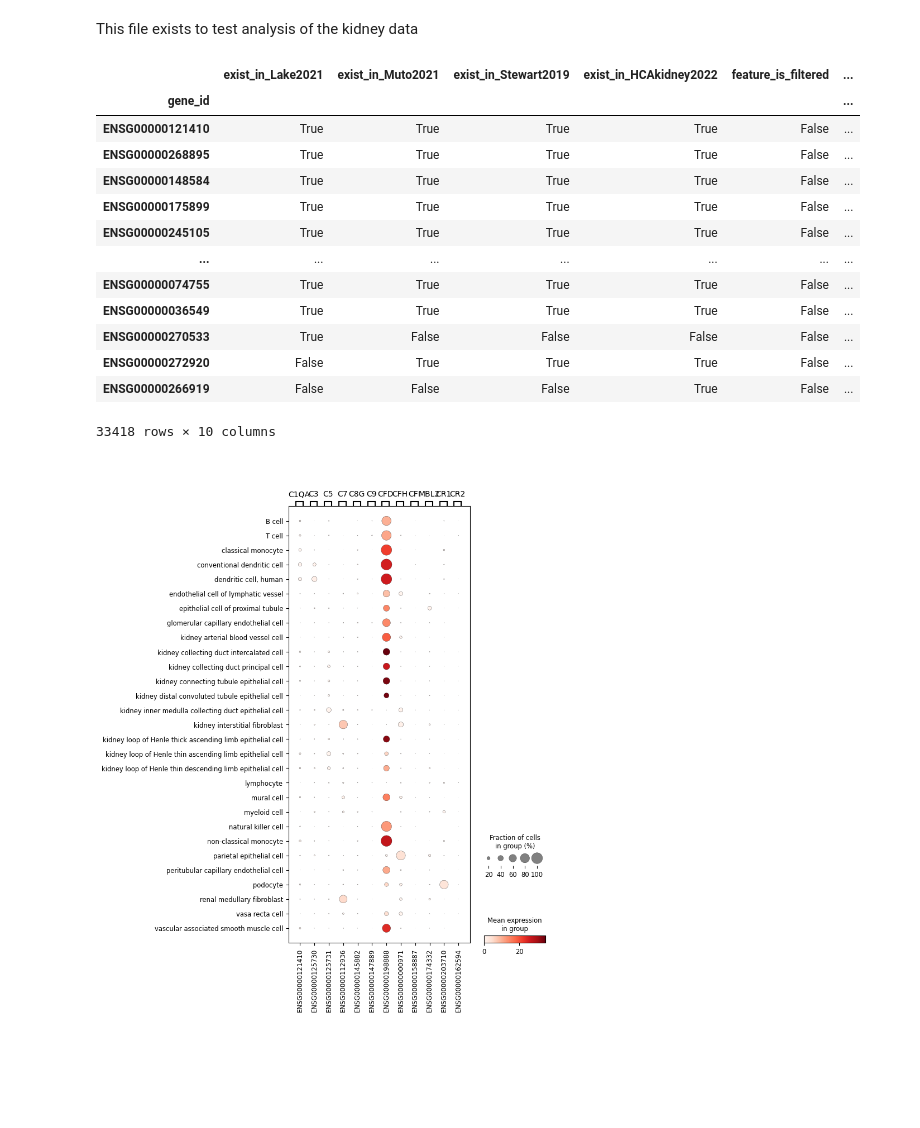
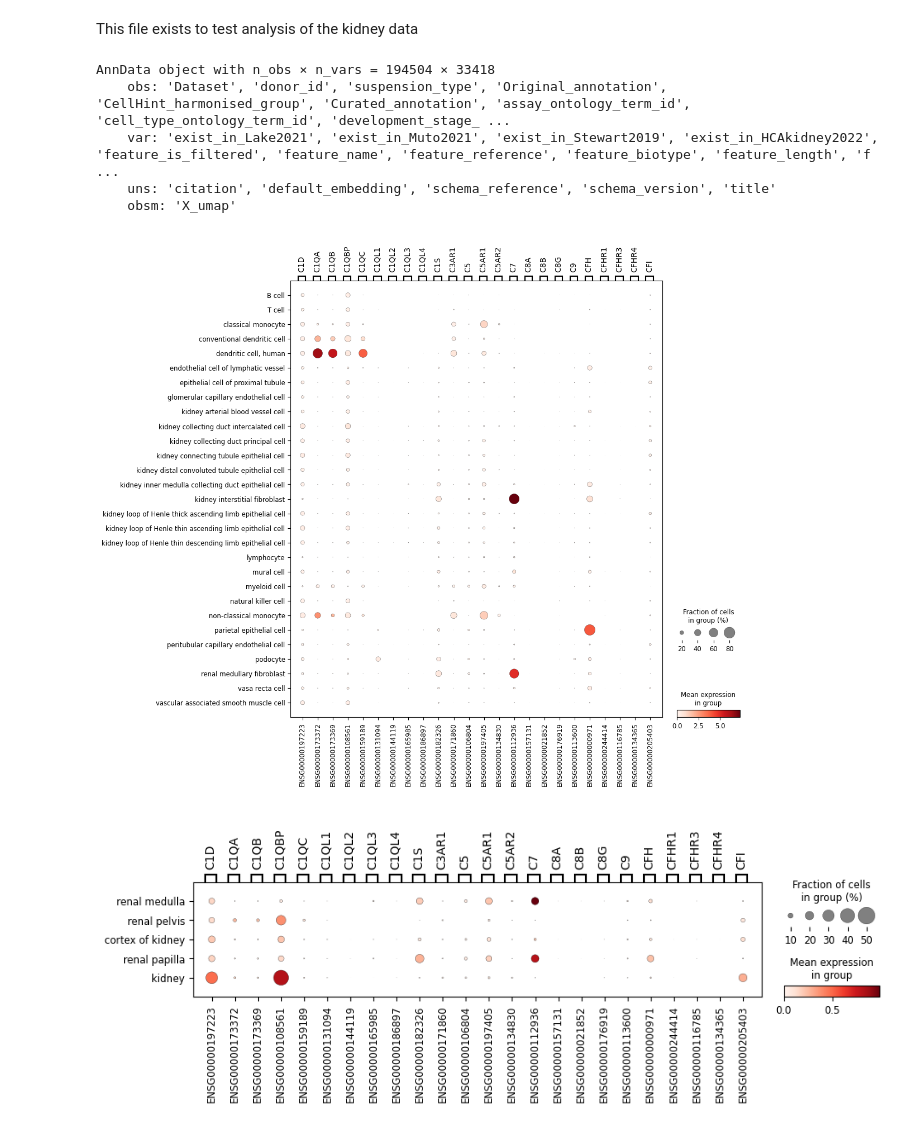
Before and after one commit to aumchampaneri/Biochemistry-BS, a Jupyter notebook: Thesis Project/Kidney/Kidney Analysis.ipynb, the cells around one changed output. Drawn from its saved outputs; the diff is of its cells as text; code cells hidden in the pictures; blank space fills up the shorter version.

Commit message:
Update path for Kidney data download output file

```diff
--- a/Thesis Project/Kidney/Kidney Analysis.ipynb
+++ b/Thesis Project/Kidney/Kidney Analysis.ipynb
@@ -4,31 +4,46 @@ This file exists to test analysis of the kidney data
 import scanpy as sc
 
 # Load the kidney data
-kidney = sc.read_h5ad("/Users/aumchampaneri/PycharmProjects/Biochemistry-BS/Thesis Project/Kidney/KidneyData.h5ad")
+kidney = sc.read_h5ad("/Volumes/CHAMPANERI/Databases/KidneyData.h5ad")
 # %%
-kidney.var
-
-# Pull Complement gene_ids form this table and make a dictionary
+kidney
 # %% [output]
-|  | exist_in_Lake2021 | exist_in_Muto2021 | exist_in_Stewart2019 | exist_in_HCAkidney2022 | feature_is_filtered | ... |
-| gene_id |  |  |  |  |  | ... |
-| ENSG00000121410 | True | True | True | True | False | ... |
-| ENSG00000268895 | True | True | True | True | False | ... |
-| ENSG00000148584 | True | True | True | True | False | ... |
-| ENSG00000175899 | True | True | True | True | False | ... |
-| ENSG00000245105 | True | True | True | True | False | ... |
-| ... | ... | ... | ... | ... | ... | ... |
-| ENSG00000074755 | True | True | True | True | False | ... |
-| ENSG00000036549 | True | True | True | True | False | ... |
-| ENSG00000270533 | True | False | False | False | False | ... |
-| ENSG00000272920 | False | True | True | True | False | ... |
-| ENSG00000266919 | False | False | False | True | False | ... |
-33418 rows × 10 columns
+AnnData object with n_obs × n_vars = 194504 × 33418
+    obs: 'Dataset', 'donor_id', 'suspension_type', 'Original_annotation', 'CellHint_harmonised_group', 'Curated_annotation', 'assay_ontology_term_id', 'cell_type_ontology_term_id', 'development_stage_ ...
+    var: 'exist_in_Lake2021', 'exist_in_Muto2021', 'exist_in_Stewart2019', 'exist_in_HCAkidney2022', 'feature_is_filtered', 'feature_name', 'feature_reference', 'feature_biotype', 'feature_length', 'f ...
+    uns: 'citation', 'default_embedding', 'schema_reference', 'schema_version', 'title'
+    obsm: 'X_umap'
 # %%
-ensembl{
-
+gene_id = {
+    "C1D": "ENSG00000197223",
+    "C1QA": "ENSG00000173372",
+    "C1QB": "ENSG00000173369",
+    "C1QBP": "ENSG00000108561",
+    "C1QC": "ENSG00000159189",
+    "C1QL1": "ENSG00000131094",
+    "C1QL2": "ENSG00000144119",
+    "C1QL3": "ENSG00000165985",
+    "C1QL4": "ENSG00000186897",
+    "C1S": "ENSG00000182326",
+    "C3AR1": "ENSG00000171860",
+    "C5": "ENSG00000106804",
+    "C5AR1": "ENSG00000197405",
+    "C5AR2": "ENSG00000134830",
+    "C7": "ENSG00000112936",
+    "C8A": "ENSG00000157131",
+    "C8B": "ENSG00000021852",
+    "C8G": "ENSG00000176919",
+    "C9": "ENSG00000113600",
+    "CFH": "ENSG00000000971",
+    "CFHR1": "ENSG00000244414",
+    "CFHR3": "ENSG00000116785",
+    "CFHR4": "ENSG00000134365",
+    "CFI": "ENSG00000205403"
 }
 
-sc.pl.dotplot(kidney, ensembl, groupby='cell_type')
+sc.pl.dotplot(kidney, gene_id, groupby='cell_type')
+sc.pl.dotplot(kidney, gene_id, groupby='tissue')
+sc.pl.dotplot(kidney, gene_id, groupby='development_stage')
 # %% [output]
-[figure, old version]
+[figure, new version]
+[figure, added]
```
Also changed, not shown: parts of 1 cell of this notebook, 1 other file.
